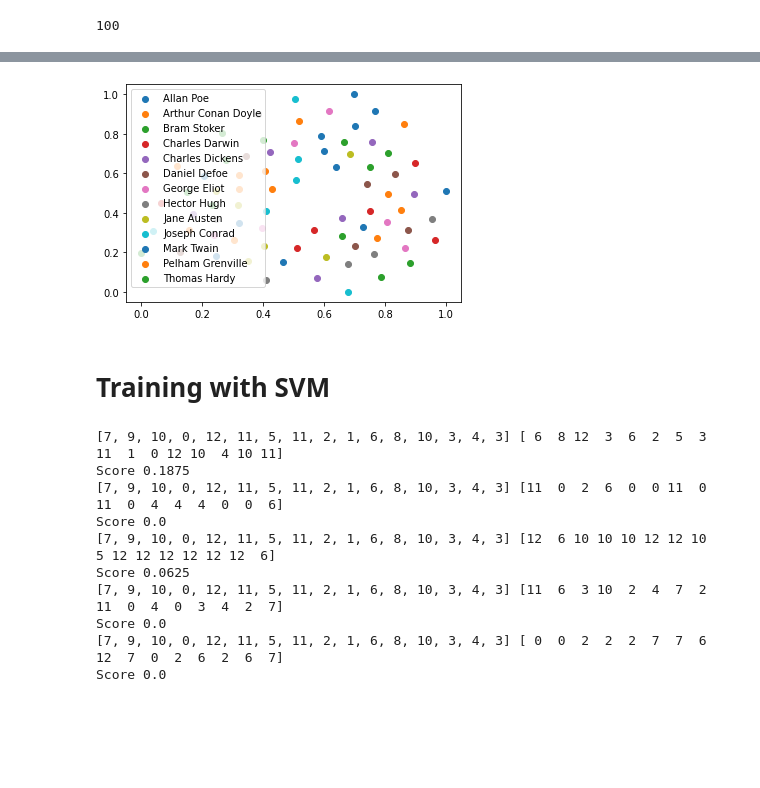
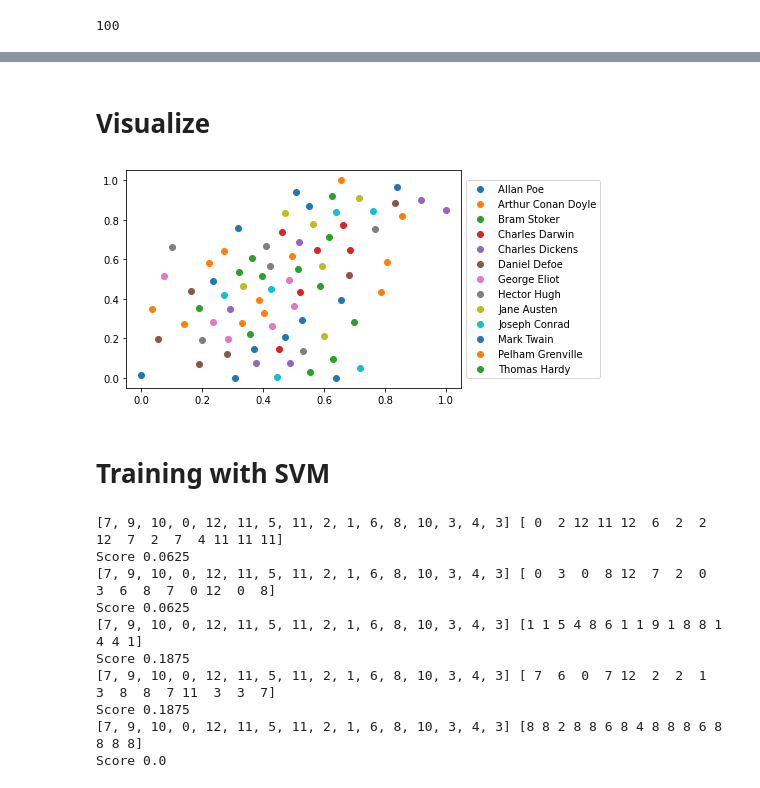
Before and after one commit to mailaucq/book_classification, a Jupyter notebook: Struc2vec_Features.ipynb, the cells around one changed output, grey strips where cells are left out. Saved outputs shown, nothing was run; the diff lists cells and outputs as text; code cells hidden in the pictures; blank space fills up the shorter version.

```diff
--- a/Struc2vec_Features.ipynb
+++ b/Struc2vec_Features.ipynb
@@ -167,7 +167,7 @@ def struc2vec(operating_system, networks):
                 f.write(v_names[u] +" "+ v_names[v]+'\n')
     for i, netw in enumerate(networks):
         if operating_system == 'linux':
-            path_command = "python struc2vec/src/main.py --dimensions "+str(dimension)+" --input "+input_path+str(i)+".edgelist --output "+output_path+str(i)+".emb"
+            path_command = "python struc2vec/src/main.py --input "+input_path+str(i)+".edgelist --output "+output_path+str(i)+".emb --num-walks 20 --walk-length 80 --window-size 2 --dimensions "+str(dimension)+" --OPT1 True --OPT2 True --OPT3 True --until-layer 6"
             #path_command = 'python struc2vec/src/graph2vec.py --input-path ' + in_network + ' --output-path ' + extra_file + ' --dimensions ' + str(512)
             os.system(path_command)
             print("struc2vec", str(i),len(netw.vs["name"]))
@@ -270,32 +245,2 @@ import itertools as it
-# %%
-all_classes = sorted(set(labels))
-colors = plt.rcParams["axes.prop_cycle"].by_key()["color"]
-colors_per_class = dict(zip(all_classes,it.cycle(colors)))
-# %%
-
-# initialize a matplotlib plot
-fig = plt.figure()
-ax = fig.add_subplot(111)
-
-# for every class, we'll add a scatter plot separately
-for label in colors_per_class:
-    # find the samples of the current class in the data
-    indices = [i for i, l in enumerate(labels) if l == label]
-
-    # extract the coordinates of the points of this class only
-    current_tx = np.take(tx, indices)
-    current_ty = np.take(ty, indices)
-
-    # convert the class color to matplotlib format
-    color = colors_per_class[label]
-
-    # add a scatter plot with the corresponding color and label
-    ax.scatter(current_tx, current_ty, c=color, label=label)
-
-# build a legend using the labels we set previously
-ax.legend(loc='best')
-
-# finally, show the plot
-plt.show()
-# %% [output]
-[figure, removed]
+# %% [markdown]
+# Visualize
@@ -302,3 +249,7 @@ plt.show()
+# %%
+visualize_tsne(X, labels)
+# %% [output]
+[figure, added]
 # %% [markdown]
 # Training with SVM
 # %%
@@ -307,13 +258,13 @@ import classifierv2
 obj = classifierv2.Classification(X, y)
 scores = obj.classification()
 # %% [output]
-[7, 9, 10, 0, 12, 11, 5, 11, 2, 1, 6, 8, 10, 3, 4, 3] [ 6  8 12  3  6  2  5  3 11  1  0 12 10  4 10 11]
+[7, 9, 10, 0, 12, 11, 5, 11, 2, 1, 6, 8, 10, 3, 4, 3] [ 0  2 12 11 12  6  2  2 12  7  2  7  4 11 11 11]
+Score 0.0625
+[7, 9, 10, 0, 12, 11, 5, 11, 2, 1, 6, 8, 10, 3, 4, 3] [ 0  3  0  8 12  7  2  0  3  6  8  7  0 12  0  8]
+Score 0.0625
+[7, 9, 10, 0, 12, 11, 5, 11, 2, 1, 6, 8, 10, 3, 4, 3] [1 1 5 4 8 6 1 1 9 1 8 8 1 4 4 1]
 Score 0.1875
-[7, 9, 10, 0, 12, 11, 5, 11, 2, 1, 6, 8, 10, 3, 4, 3] [11  0  2  6  0  0 11  0 11  0  4  4  4  0  0  6]
+[7, 9, 10, 0, 12, 11, 5, 11, 2, 1, 6, 8, 10, 3, 4, 3] [ 7  6  0  7 12  2  2  1  3  8  8  7 11  3  3  7]
+Score 0.1875
+[7, 9, 10, 0, 12, 11, 5, 11, 2, 1, 6, 8, 10, 3, 4, 3] [8 8 2 8 8 6 8 4 8 8 8 6 8 8 8 8]
 Score 0.0
-[7, 9, 10, 0, 12, 11, 5, 11, 2, 1, 6, 8, 10, 3, 4, 3] [12  6 10 10 10 12 12 10  5 12 12 12 12 12 12  6]
-Score 0.0625
-[7, 9, 10, 0, 12, 11, 5, 11, 2, 1, 6, 8, 10, 3, 4, 3] [11  6  3 10  2  4  7  2 11  0  4  0  3  4  2  7]
-Score 0.0
-[7, 9, 10, 0, 12, 11, 5, 11, 2, 1, 6, 8, 10, 3, 4, 3] [ 0  0  2  2  2  7  7  6 12  7  0  2  6  2  6  7]
-Score 0.0
```
Also changed, not shown: parts of 12 cells of this notebook, 23 other files.
